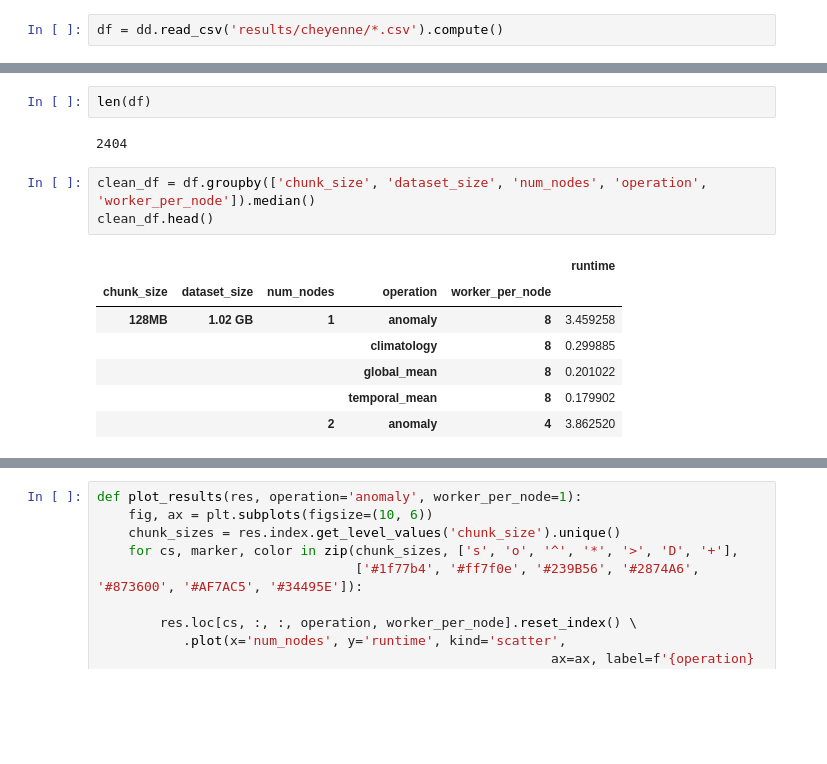
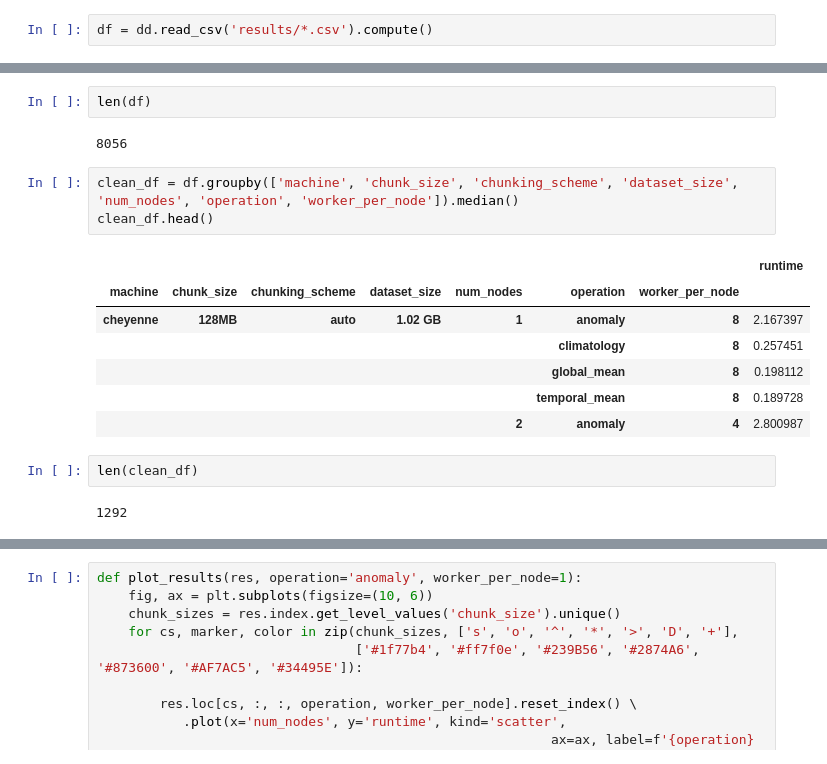
Before and after one commit to pangeo-data/benchmarking, a Jupyter notebook: plot_results.ipynb, the cells around one changed output, grey strips where cells are left out. Saved outputs shown, nothing was run; the diff lists cells and outputs as text; blank space fills up the shorter version.

Commit message:
add results for more runs

```diff
--- a/plot_results.ipynb
+++ b/plot_results.ipynb
@@ -6,5 +10,5 @@ import dask.dataframe as dd
 # %%
-df = dd.read_csv('results/cheyenne/*.csv').compute()
+df = dd.read_csv('results/*.csv').compute()
 # %%
 df.head()
 # %% [output]
@@ -17,15 +21,19 @@ df.head()
 # %%
 len(df)
 # %% [output]
-2404
+8056
 # %%
-clean_df = df.groupby(['chunk_size', 'dataset_size', 'num_nodes', 'operation', 'worker_per_node']).median()
+clean_df = df.groupby(['machine', 'chunk_size', 'chunking_scheme', 'dataset_size', 'num_nodes', 'operation', 'worker_per_node']).median()
 clean_df.head()
 # %% [output]
-|  |  |  |  |  | runtime |
-| chunk_size | dataset_size | num_nodes | operation | worker_per_node |  |
-| 128MB | 1.02 GB | 1 | anomaly | 8 | 3.459258 |
-|  |  |  | climatology | 8 | 0.299885 |
-|  |  |  | global_mean | 8 | 0.201022 |
-|  |  |  | temporal_mean | 8 | 0.179902 |
-|  |  | 2 | anomaly | 4 | 3.862520 |
+|  |  |  |  |  |  |  | runtime |
+| machine | chunk_size | chunking_scheme | dataset_size | num_nodes | operation | worker_per_node |  |
+| cheyenne | 128MB | auto | 1.02 GB | 1 | anomaly | 8 | 2.167397 |
+|  |  |  |  |  | climatology | 8 | 0.257451 |
+|  |  |  |  |  | global_mean | 8 | 0.198112 |
+|  |  |  |  |  | temporal_mean | 8 | 0.189728 |
+|  |  |  |  | 2 | anomaly | 4 | 2.800987 |
+# %%
+len(clean_df)
+# %% [output]
+1292
```
Also changed, not shown: parts of 4 cells of this notebook, 50 other files.
